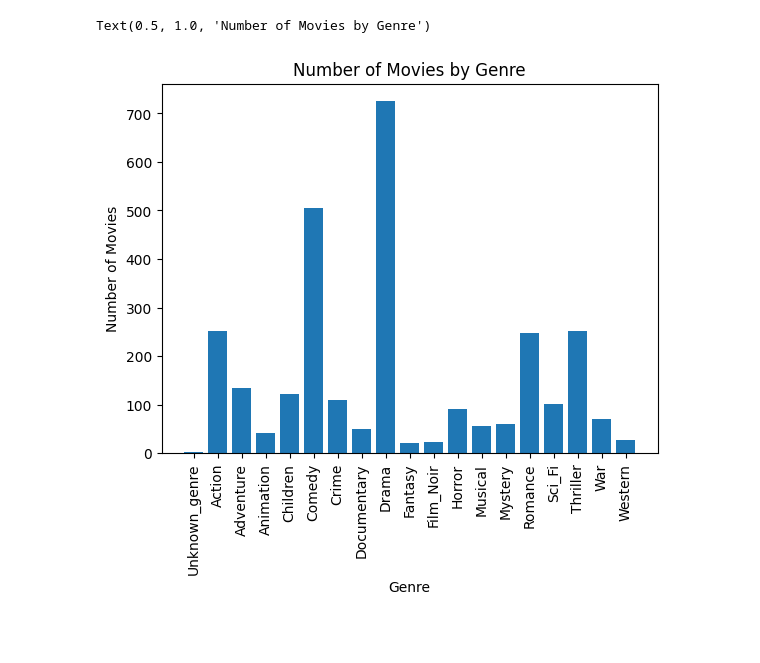
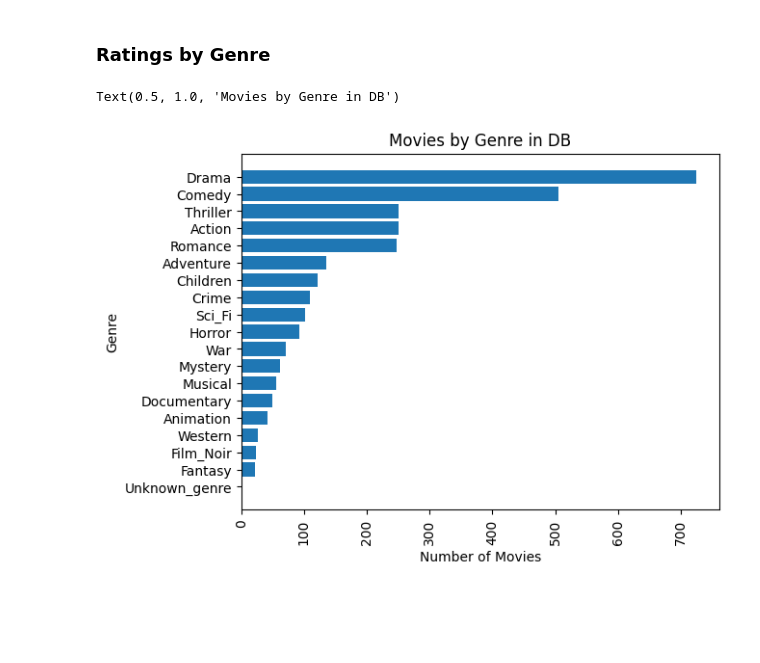
Before and after one commit to matthewlootens/MSDS_490_RecSys, a Jupyter notebook: 03_module/k_nearest_neighbors.ipynb, the cells around one changed output. Saved outputs shown, nothing was run; the diff lists cells and outputs as text; code cells hidden in the pictures; blank space fills up the shorter version.

```diff
--- a/03_module/k_nearest_neighbors.ipynb
+++ b/03_module/k_nearest_neighbors.ipynb
@@ -85,13 +122,13 @@ Based on the labels provide, drama and comedy are the two most common types of m
+# %% [markdown]
+### Ratings by Genre
 # %%
-genres = items.iloc[:,24-20:23].sum(axis=0)
+genre_counts = items.iloc[:,24-20:23].sum(axis=0).sort_values()
 
-plt.bar(genres.index, genres.values)
-plt.xlabel('Genre')
+plt.barh(genre_counts.index, genre_counts.values)
+plt.ylabel("Genre")
 plt.xticks(rotation=90)
-plt.ylabel('Number of Movies')
-plt.title('Number of Movies by Genre')
+plt.xlabel("Number of Movies")
+plt.title("Movies by Genre in DB")
 # %% [output]
-Text(0.5, 1.0, 'Number of Movies by Genre')
+Text(0.5, 1.0, 'Movies by Genre in DB')
-[figure, old version]
+[figure, new version]
-# %% [markdown]
-#
```
Also changed, not shown: parts of 15 cells of this notebook.
